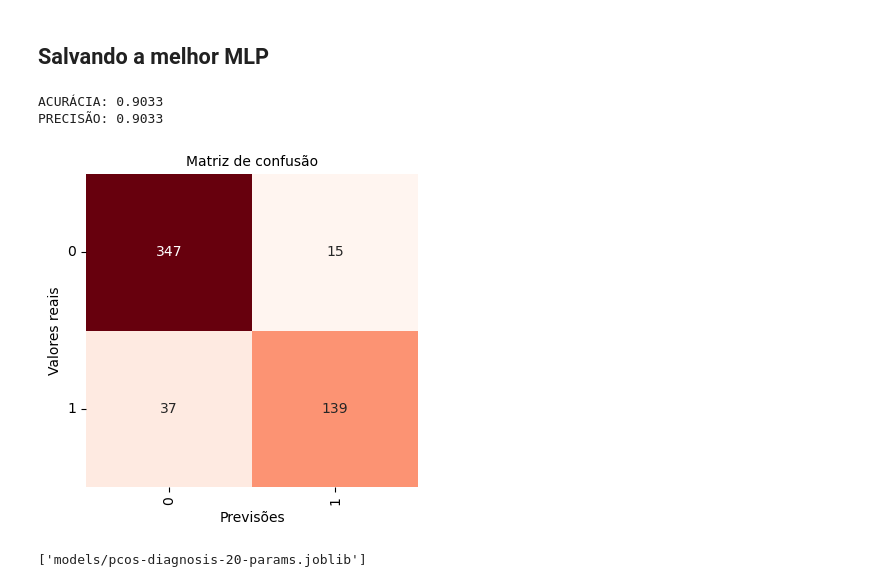
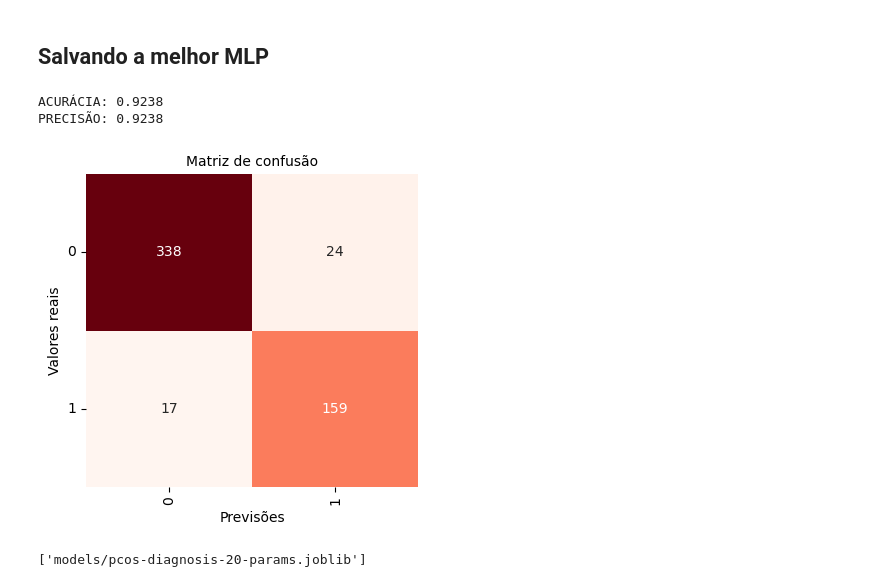
Before and after one commit to melinnediniz/RNA-AA3, a Jupyter notebook: grid_search_with_pearson.ipynb, the cells around one changed output. Saved outputs shown, nothing was run; the diff lists cells and outputs as text; code cells hidden in the pictures.

```diff
--- a/grid_search_with_pearson.ipynb
+++ b/grid_search_with_pearson.ipynb
@@ -137,0 +151,19 @@ PRECISÃO: 0.8580
+# %%
+clf_1 = MLPClassifier(
+    verbose= False,
+    max_iter=500,
+    activation='relu',
+    hidden_layer_sizes=(5,4),
+    batch_size=32,
+    beta_1=0.9,
+    beta_2=0.9,
+    solver='adam',
+    early_stopping=True,
+    n_iter_no_change=100
+)
+clf_1.fit(X_train_norm.values, y_train)
+
+y_pred = clf_1.predict(X_test_norm.values)
+get_accuracy(y_test, y_pred)
+get_precision(y_test, y_pred)
+plot_confusion_matrix(y_test, y_pred)
@@ -137,0 +178,19 @@ PRECISÃO: 0.8580
+# %%
+clf_2 = MLPClassifier(
+    verbose= False,
+    max_iter=500,
+    activation='relu',
+    hidden_layer_sizes=(6,3),
+    batch_size=32,
+    beta_1=0.9,
+    beta_2=0.9,
+    solver='adam',
+    early_stopping=True,
+    n_iter_no_change=100
+)
+clf_2.fit(X_train_norm.values, y_train)
+
+y_pred = clf_2.predict(X_test_norm.values)
+get_accuracy(y_test, y_pred)
+get_precision(y_test, y_pred)
+plot_confusion_matrix(y_test, y_pred)
@@ -138,16 +228,16 @@ PRECISÃO: 0.8580
 # %% [markdown]
 ## Salvando a melhor MLP
 # %%
-clf = mlp_1.fit(X.values, y)
+clf = clf_2.fit(X.values, y)
 
 y_pred = clf.predict(X.values)
 get_accuracy(y, y_pred)
 get_precision(y, y_pred)
 plot_confusion_matrix(y, y_pred)
 # %% [output]
-ACURÁCIA: 0.9033
-PRECISÃO: 0.9033
+ACURÁCIA: 0.9238
+PRECISÃO: 0.9238
-[figure, old version]
+[figure, new version]
 # %%
 dump(clf, 'models/pcos-diagnosis-20-params.joblib')
 # %% [output]
```
Also changed, not shown: parts of 19 cells of this notebook, 4 other files.
